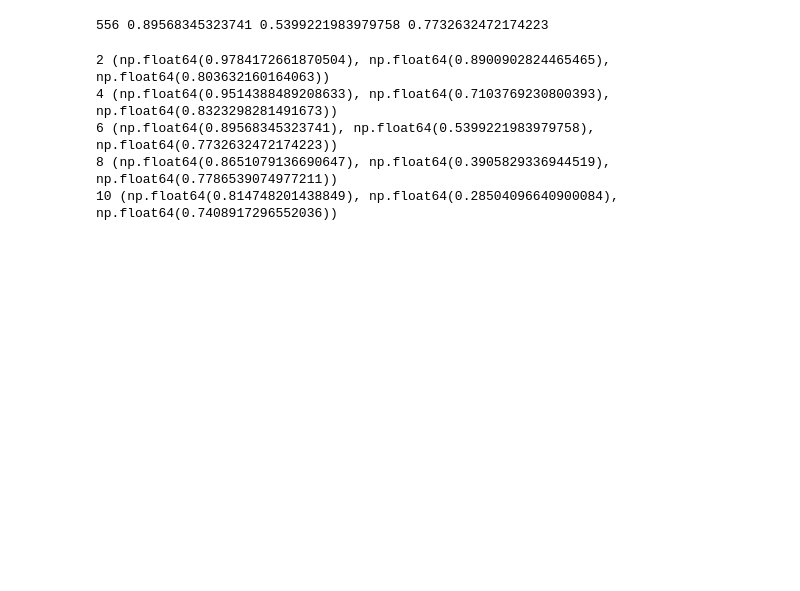
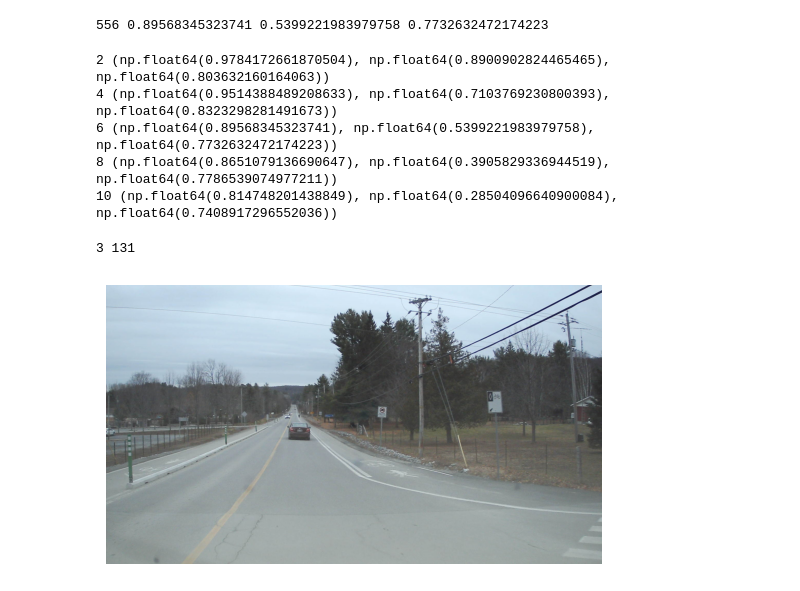
Before and after one commit to PLANETORIAN/Sparse-FFT-Radar, a Jupyter notebook: notebooks/01_loader.ipynb, the cells around one changed output. Drawn from its saved outputs; the diff is of its cells as text; code cells hidden in the pictures; blank space fills up the shorter version.

```diff
--- a/notebooks/01_loader.ipynb
+++ b/notebooks/01_loader.ipynb
@@ -398,34 +406,34 @@ for t in (2, 4, 6, 8, 10):
 # %%
 import cv2
 
 cam_ts, cam_tio, cam_off, cam_size = [], [], [], []
 ch3_ts, ch3_tio = {}, {}
 
-with open(log_path) as f:                    # your events_log path variable
+with open(log_path) as f:
     for line in f:
         p = line.split()
         if len(p) != 17: continue
         if p[10] == "camera":
-            cam_ts.append(int(p[1]));  cam_tio.append(int(p[4]))     # timestamp, time of issue
+            cam_ts.append(int(p[1]));    cam_tio.append(int(p[4]))     # timestamp, time of issue
             cam_off.append(int(p[13]));  cam_size.append(int(p[16]))
         elif p[10] == "radar_ch3":
             ch3_ts[int(p[7])] = int(p[1]);  ch3_tio[int(p[7])] = int(p[4])
 
-first = next(iter(ch3_ts))                                   # first ch3 sample in the log
-cam_t = np.array(cam_ts) + (cam_tio[0] - cam_ts[0] + 0)
-rad_shift = ch3_tio[first] - ch3_ts[first] - 180000
+cam_tio = np.array(cam_tio)
 
 def camera_for(n):
-    t = ch3_ts[n] + rad_shift
-    return int(np.argmin(np.abs(cam_t - t)))
+    return int(np.argmin(np.abs(cam_tio - ch3_tio[n])))      # closest picture by time of issue
 
 cam_path = os.path.join(DATA, SEQ + "_camera.mjpg")
 def read_image(j):
     with open(cam_path, "rb") as f:
         f.seek(cam_off[j])
         data = f.read(cam_size[j])
     return cv2.imdecode(np.frombuffer(data, np.uint8), cv2.IMREAD_COLOR)
 
-print(camera_for(frames[0]), camera_for(frames[22]))         # expect 0 125
+print(camera_for(frames[0]), camera_for(frames[22]))         # expect 3 131
 img = read_image(camera_for(frames[22]))
 plt.imshow(img[:, :, ::-1]); plt.axis("off"); plt.show()    # OpenCV is BGR, matplotlib wants RGB
+# %% [output]
+3 131
+[figure, added]
```
Also changed, not shown: parts of 5 cells of this notebook, 1 other file.
